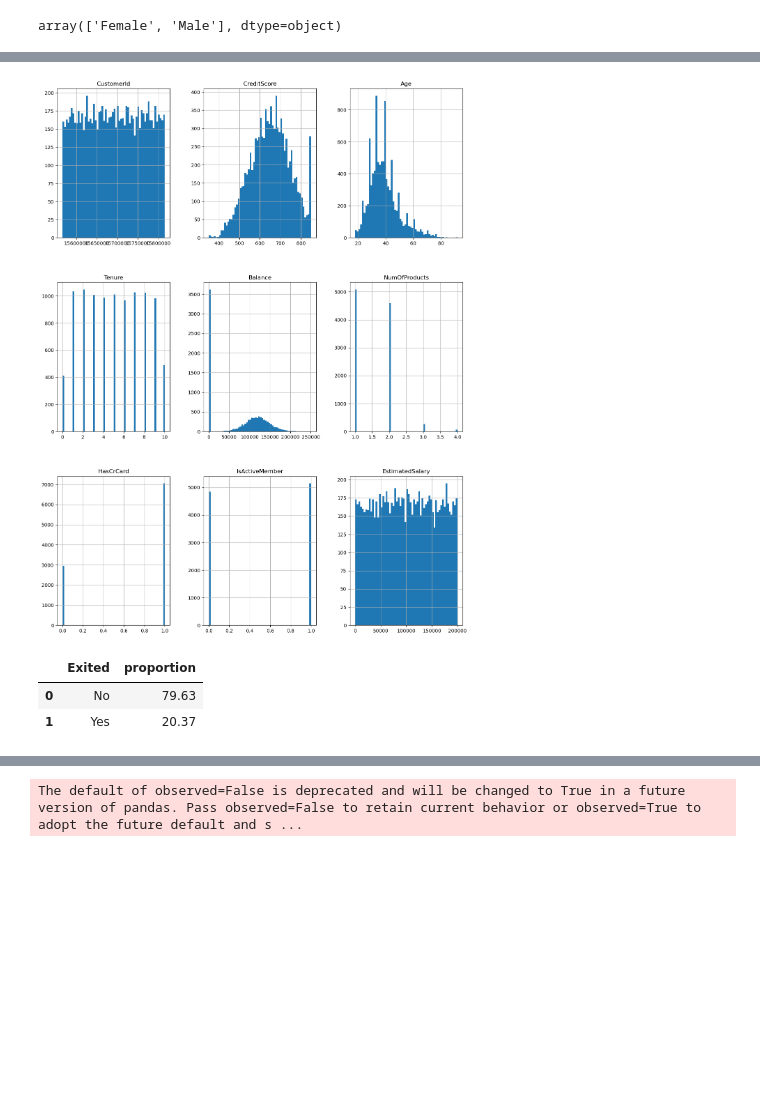
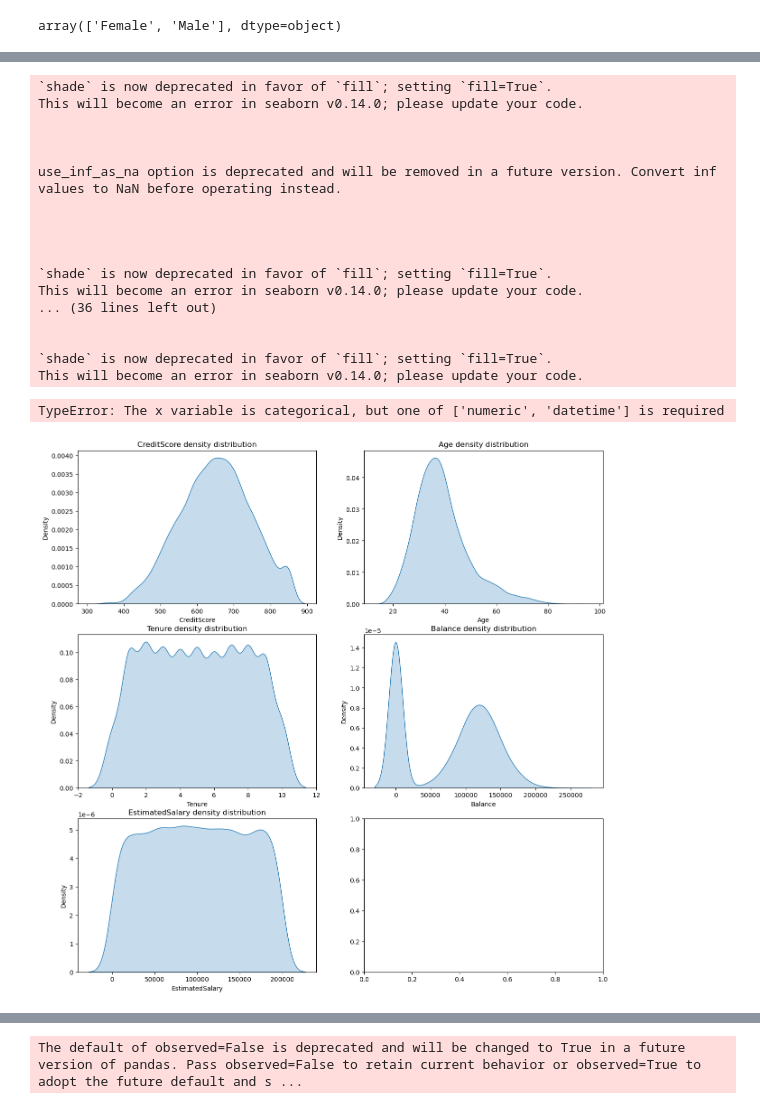
Before and after one commit to alicia-perez-diez/bank_churn_project, a Jupyter notebook: notebooks/main.ipynb, the cells around one changed output, grey strips where cells are left out. Drawn from its saved outputs; the diff is of its cells as text; code cells hidden in the pictures; blank space fills up the shorter version.

```diff
--- a/notebooks/main.ipynb
+++ b/notebooks/main.ipynb
@@ -227,9 +131,0 @@ use_inf_as_na option is deprecated and will be removed in a future version. Conv
-# %%
-#comprobamos la distribución de todas las variables numéricas
-ax = df.hist(figsize=(15, 20), bins=60, xlabelsize=10, ylabelsize=10)
-for axis in ax.flatten():
-    axis.ticklabel_format(style='plain', axis='x')
-
-plt.show()
-# %% [output]
-[figure, removed]
@@ -236,13 +135,49 @@ plt.show()
 # %%
 #calculamos el porcentaje de clientes que siguen siéndolo y los que no
 Exited_percent = (df['Exited'].value_counts(normalize=True) * 100).reset_index()
-# %%
-Exited_percent
-# %% [output]
-|  | Exited | proportion |
-| 0 | No | 79.63 |
-| 1 | Yes | 20.37 |
 # %%
 #creamos el gráfico circular para ver la distribución de clientes que han dejado de serlo y los que no
 fig = px.pie(Exited_percent, values='proportion', names='Exited', title='Distribution of exited customers')
 fig.show()
+# %%
+#comprobamos la densidad de todas las variables numéricas
+
+#creamos una figura con un arreglo de 3 filas y 2 columnas de subgráficos
+fig, axes = plt.subplots(3, 2, figsize=(15, 15))
+
+#iteramos sobre las variables y los ejes correspondientes
+for i, var in enumerate(numeric_var):
+    row, col = divmod(i, 2)
+    sns.kdeplot(df[var], shade=True, ax=axes[row, col])
+    axes[row, col].set_title(f'{var} density distribution')
+    axes[row, col].set_xlabel(var)
+    axes[row, col].set_ylabel('Density')
+
+#ocultamos el último subgráfico vacío
+axes[2, 1].axis('off')
+
+#ajustamos el espacio entre los subgráficos
+plt.tight_layout()
+
+#mostramos la figura con todos los subgráficos
+plt.show()
+# %% [output]
+`shade` is now deprecated in favor of `fill`; setting `fill=True`.
+This will become an error in seaborn v0.14.0; please update your code.
+
+
+
+use_inf_as_na option is deprecated and will be removed in a future version. Convert inf values to NaN before operating instead.
+
+
+
+
+`shade` is now deprecated in favor of `fill`; setting `fill=True`.
+This will become an error in seaborn v0.14.0; please update your code.
+... (36 lines left out)
+
+
+`shade` is now deprecated in favor of `fill`; setting `fill=True`.
+This will become an error in seaborn v0.14.0; please update your code.
+TypeError: The x variable is categorical, but one of ['numeric', 'datetime'] is required
+[figure, added]
```
Also changed, not shown: parts of 24 cells of this notebook.
